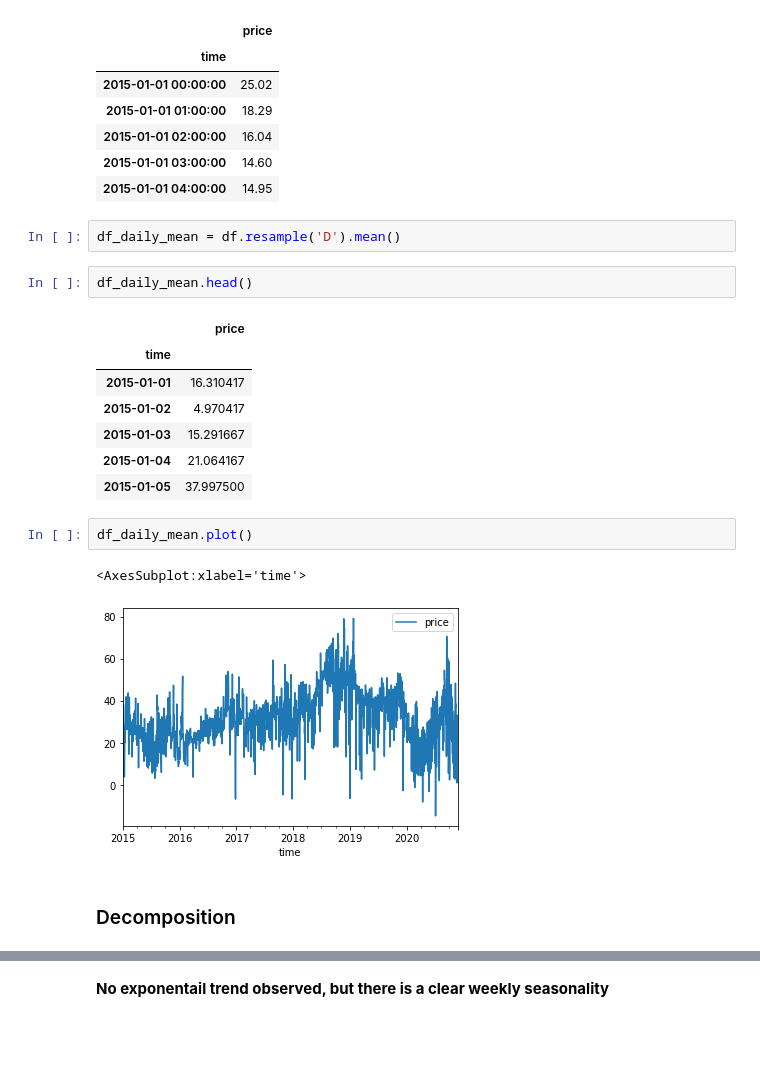
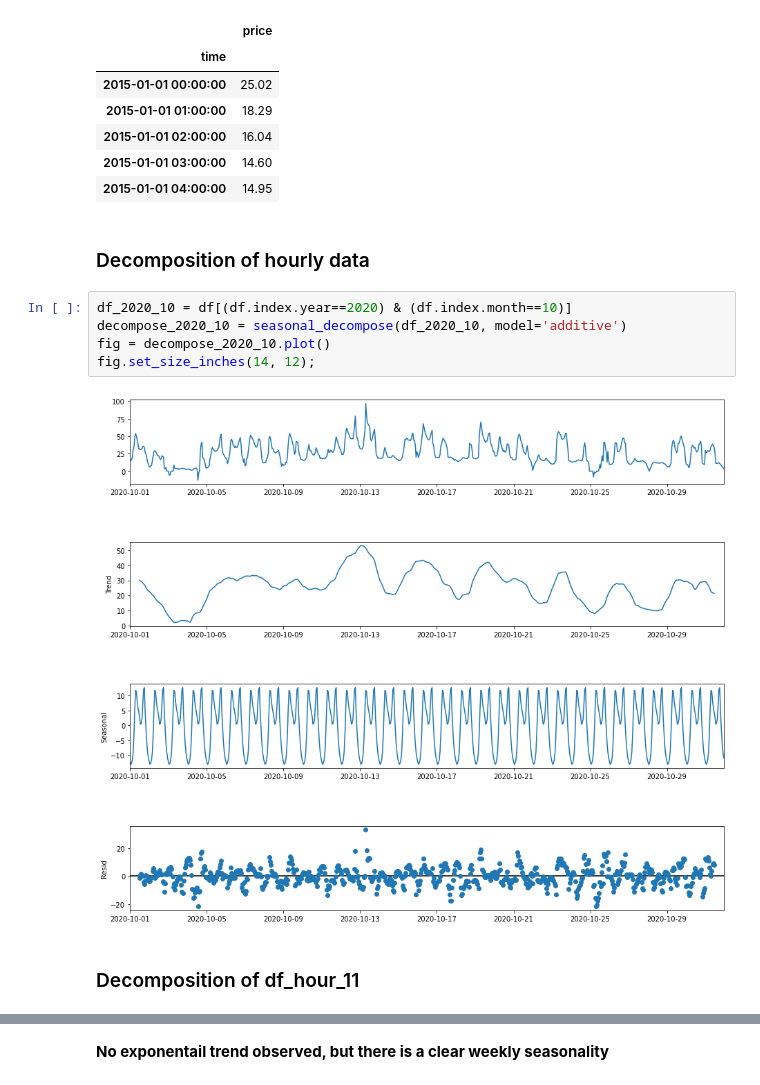
Before and after one commit to Guli-Y/ElectricityPricePredictor, a Jupyter notebook: notebooks/baseline_guli.ipynb, the cells around one changed output, grey strips where cells are left out. Drawn from its saved outputs; the diff is of its cells as text; blank space fills up the shorter version.

```diff
--- a/notebooks/baseline_guli.ipynb
+++ b/notebooks/baseline_guli.ipynb
@@ -24,22 +26,14 @@ df.head()
 | 2015-01-01 02:00:00 | 16.04 |
 | 2015-01-01 03:00:00 | 14.60 |
 | 2015-01-01 04:00:00 | 14.95 |
-# %%
-df_daily_mean = df.resample('D').mean()
-# %%
-df_daily_mean.head()
-# %% [output]
-|  | price |
-| time |  |
-| 2015-01-01 | 16.310417 |
-| 2015-01-02 | 4.970417 |
-| 2015-01-03 | 15.291667 |
-| 2015-01-04 | 21.064167 |
-| 2015-01-05 | 37.997500 |
-# %%
-df_daily_mean.plot()
-# %% [output]
-<AxesSubplot:xlabel='time'>
-[figure, removed]
+# %% [markdown]
+### Decomposition of hourly data
+# %%
+df_2020_10 = df[(df.index.year==2020) & (df.index.month==10)]
+decompose_2020_10 = seasonal_decompose(df_2020_10, model='additive')
+fig = decompose_2020_10.plot()
+fig.set_size_inches(14, 12);
+# %% [output]
+[figure, added]
 # %% [markdown]
-### Decomposition
+### Decomposition of df_hour_11
```
Also changed, not shown: parts of 39 cells of this notebook, 1 other file.
